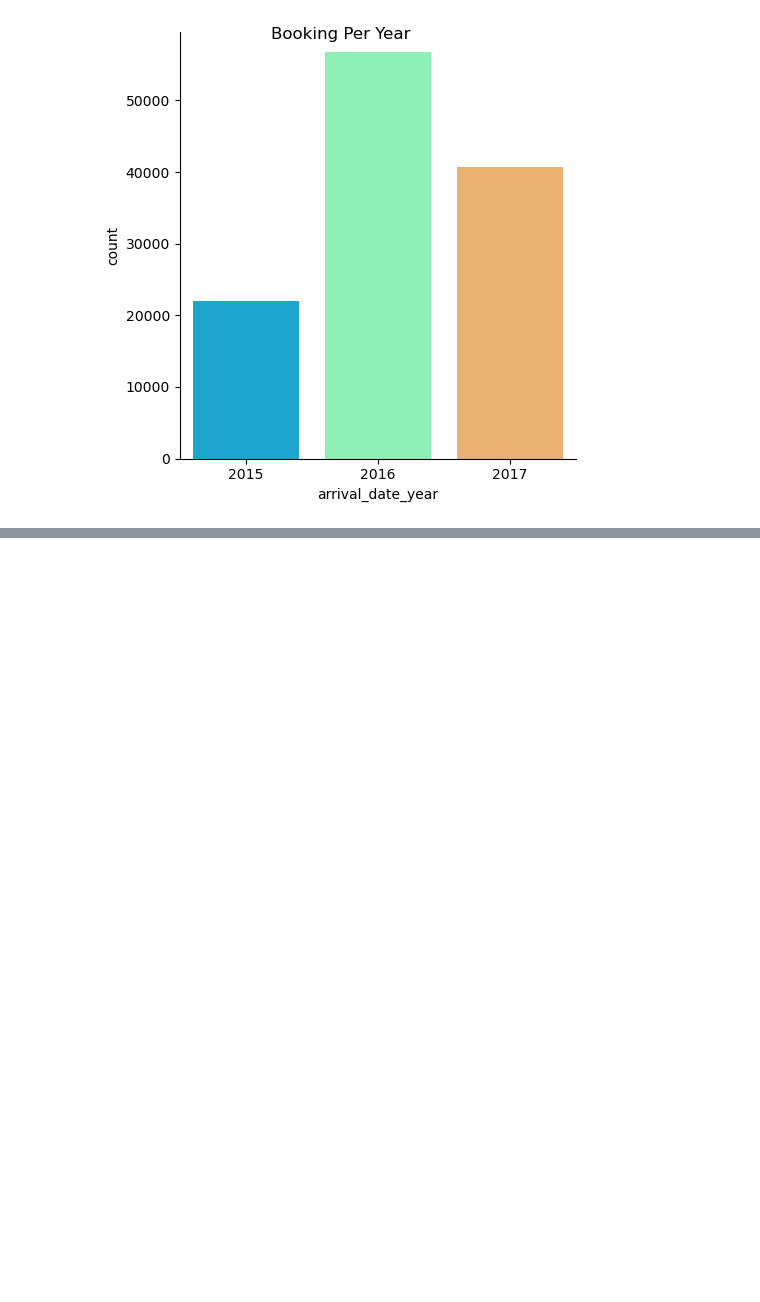
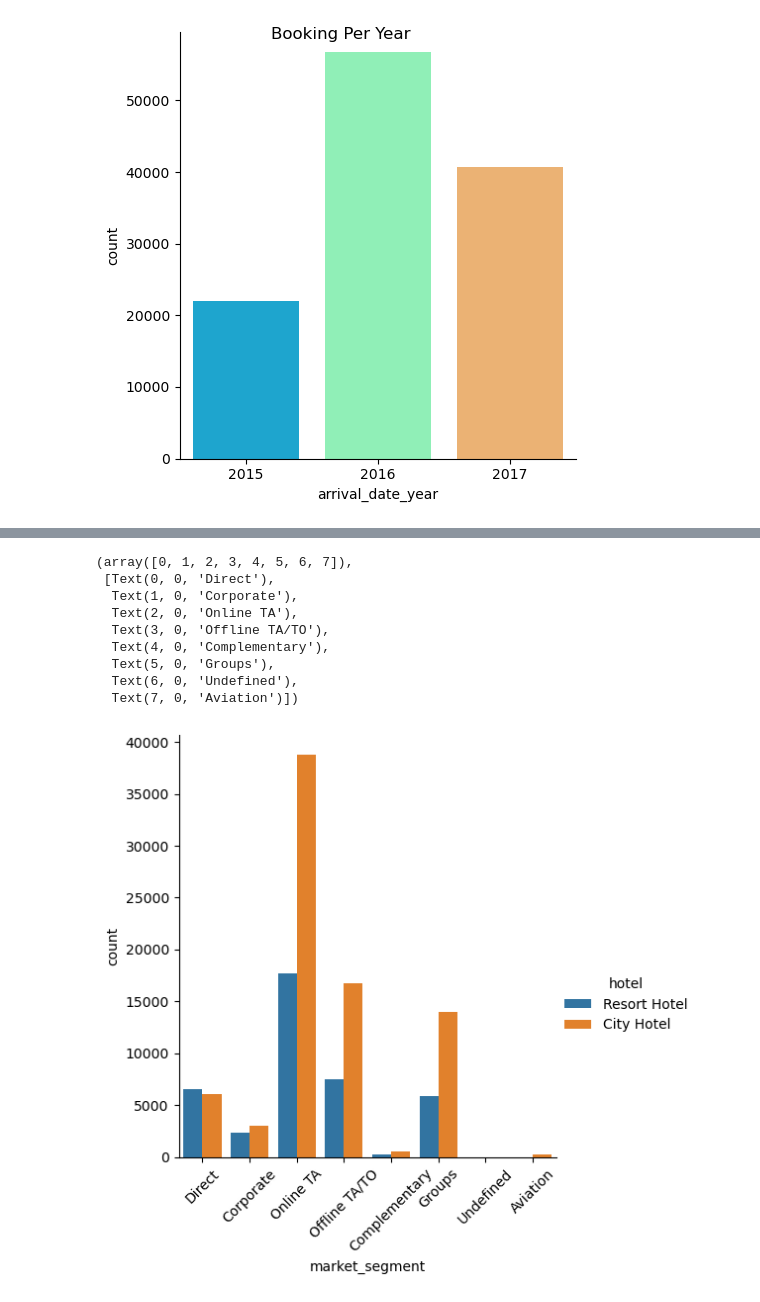
Before and after one commit to ShoshiFinkel/IntegralyticCourse, a Jupyter notebook: SeabornGP.ipynb, the cells around one changed output, grey strips where cells are left out. Cells and saved outputs as stored; diff of their text form; code cells hidden in the pictures; blank space fills up the shorter version.

```diff
--- a/SeabornGP.ipynb
+++ b/SeabornGP.ipynb
@@ -165,0 +163,14 @@ Text(0.5, 0.98, 'Booking Per Year')
+# %%
+sns.catplot(data=hotel_bookings, x = 'market_segment', kind = 'count', height = 5, hue= 'hotel')
+plt.xticks(rotation = 45)
+# %% [output]
+(array([0, 1, 2, 3, 4, 5, 6, 7]),
+ [Text(0, 0, 'Direct'),
+  Text(1, 0, 'Corporate'),
+  Text(2, 0, 'Online TA'),
+  Text(3, 0, 'Offline TA/TO'),
+  Text(4, 0, 'Complementary'),
+  Text(5, 0, 'Groups'),
+  Text(6, 0, 'Undefined'),
+  Text(7, 0, 'Aviation')])
+[figure, added]
```
Also changed, not shown: parts of 10 cells of this notebook.
